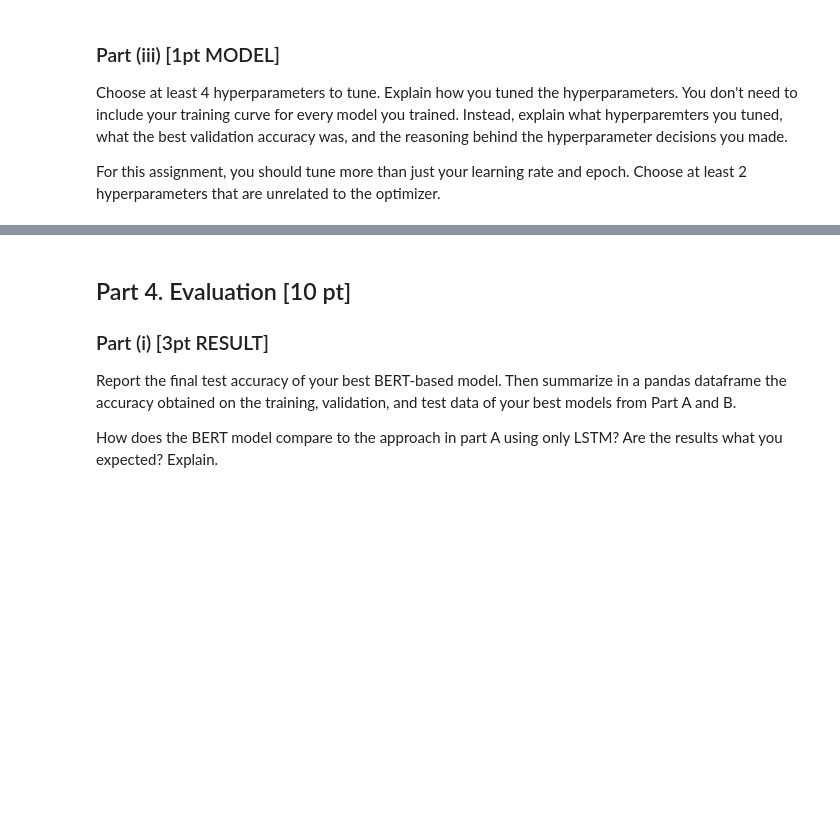
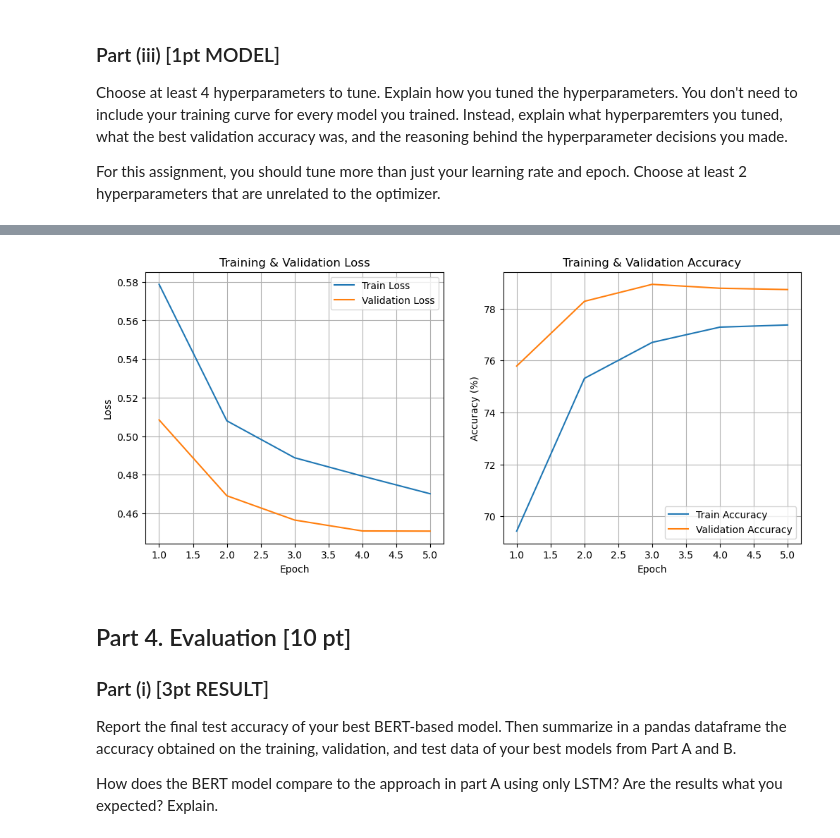
Before and after one commit to iolj-uoft/MIE1517-Intro-to-Deep-Learning, a Jupyter notebook: 2_Assignments/A4_RNN/A4.ipynb, the cells around one changed output, grey strips where cells are left out. Cells and saved outputs as stored; diff of their text form; code cells hidden in the pictures; blank space fills up the shorter version.

```diff
--- a/2_Assignments/A4_RNN/A4.ipynb
+++ b/2_Assignments/A4_RNN/A4.ipynb
@@ -1324,0 +1592,39 @@ PROVIDE YOUR ANSWER BELOW
+# %%
+class SentimentClassifierPooled(nn.Module):
+    def __init__(self, n_classes):
+        super(SentimentClassifierPooled, self).__init__()
+        # More complex architecture
+        self.fc1 = nn.Linear(768, 512)
+        self.bn1 = nn.BatchNorm1d(512)
+        self.fc2 = nn.Linear(512, 256)
+        self.bn2 = nn.BatchNorm1d(256)
+        self.fc3 = nn.Linear(256, 1)
+        self.dropout = nn.Dropout(0.3)  # Less dropout
+
+    def forward(self, pooled_embedding):
+        x = self.fc1(pooled_embedding)
+        x = self.bn1(x)
+        x = F.relu(x)
+        x = self.dropout(x)
+
+        x = self.fc2(x)
+        x = self.bn2(x)
+        x = F.relu(x)
+        x = self.dropout(x)
+
+        x = self.fc3(x)
+        return x.squeeze(1)
+
+# Initialize model
+model = SentimentClassifierPooled(n_classes=1)
+
+# Loss function and optimizer
+criterion = nn.BCEWithLogitsLoss()
+optimizer = torch.optim.Adam(model.parameters(), lr=2e-5)
+
+# Train model
+trained_model, history = train_model(
+    model, train_data_loader, valid_data_loader, criterion, optimizer,
+    epochs=5, use_pooled=True
+)
+# %% [output]
@@ -1324,0 +1636 @@ PROVIDE YOUR ANSWER BELOW
+[figure, added]
```
Also changed, not shown: parts of 92 cells of this notebook, 7 other files.
